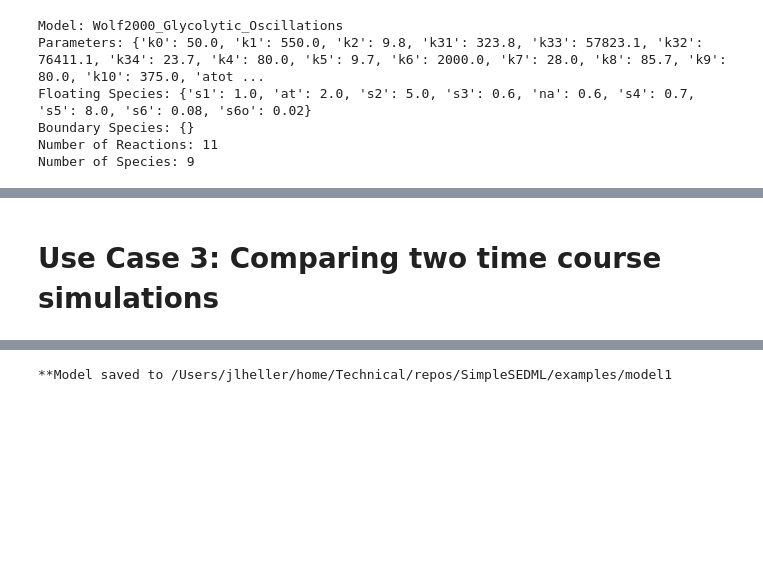
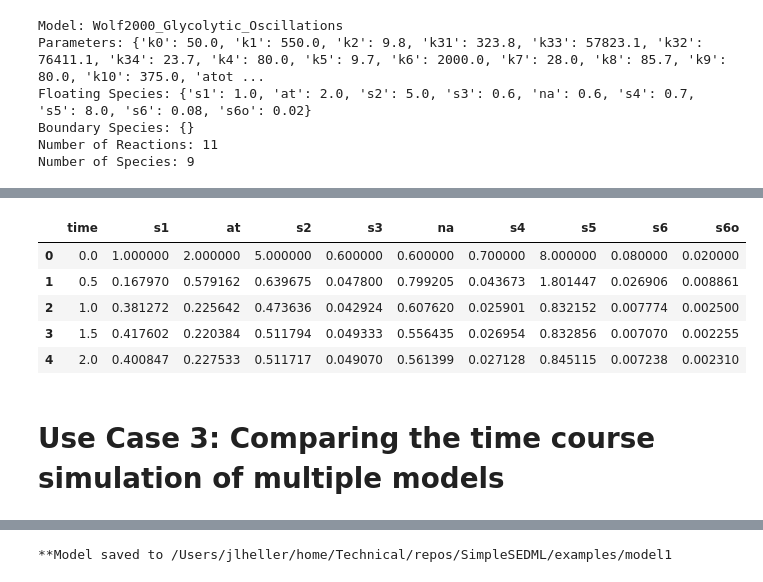
Before and after one commit to sys-bio/SimpleSEDML, a Jupyter notebook: examples/usage_examples.ipynb, the cells around one changed output, grey strips where cells are left out. Drawn from its saved outputs; the diff is of its cells as text; code cells hidden in the pictures; blank space fills up the shorter version.

```diff
--- a/examples/usage_examples.ipynb
+++ b/examples/usage_examples.ipynb
@@ -95,2 +119,11 @@ SimpleSEDML.executeSEDML(sedml_str)
+# %%
+df.head()
+# %% [output]
+|  | time | s1 | at | s2 | s3 | na | s4 | s5 | s6 | s6o |
+| 0 | 0.0 | 1.000000 | 2.000000 | 5.000000 | 0.600000 | 0.600000 | 0.700000 | 8.000000 | 0.080000 | 0.020000 |
+| 1 | 0.5 | 0.167970 | 0.579162 | 0.639675 | 0.047800 | 0.799205 | 0.043673 | 1.801447 | 0.026906 | 0.008861 |
+| 2 | 1.0 | 0.381272 | 0.225642 | 0.473636 | 0.042924 | 0.607620 | 0.025901 | 0.832152 | 0.007774 | 0.002500 |
+| 3 | 1.5 | 0.417602 | 0.220384 | 0.511794 | 0.049333 | 0.556435 | 0.026954 | 0.832856 | 0.007070 | 0.002255 |
+| 4 | 2.0 | 0.400847 | 0.227533 | 0.511717 | 0.049070 | 0.561399 | 0.027128 | 0.845115 | 0.007238 | 0.002310 |
 # %% [markdown]
-# Use Case 3: Comparing two time course simulations
+# Use Case 3: Comparing the time course simulation of multiple models
```
Also changed, not shown: parts of 20 cells of this notebook, 15 other files.
